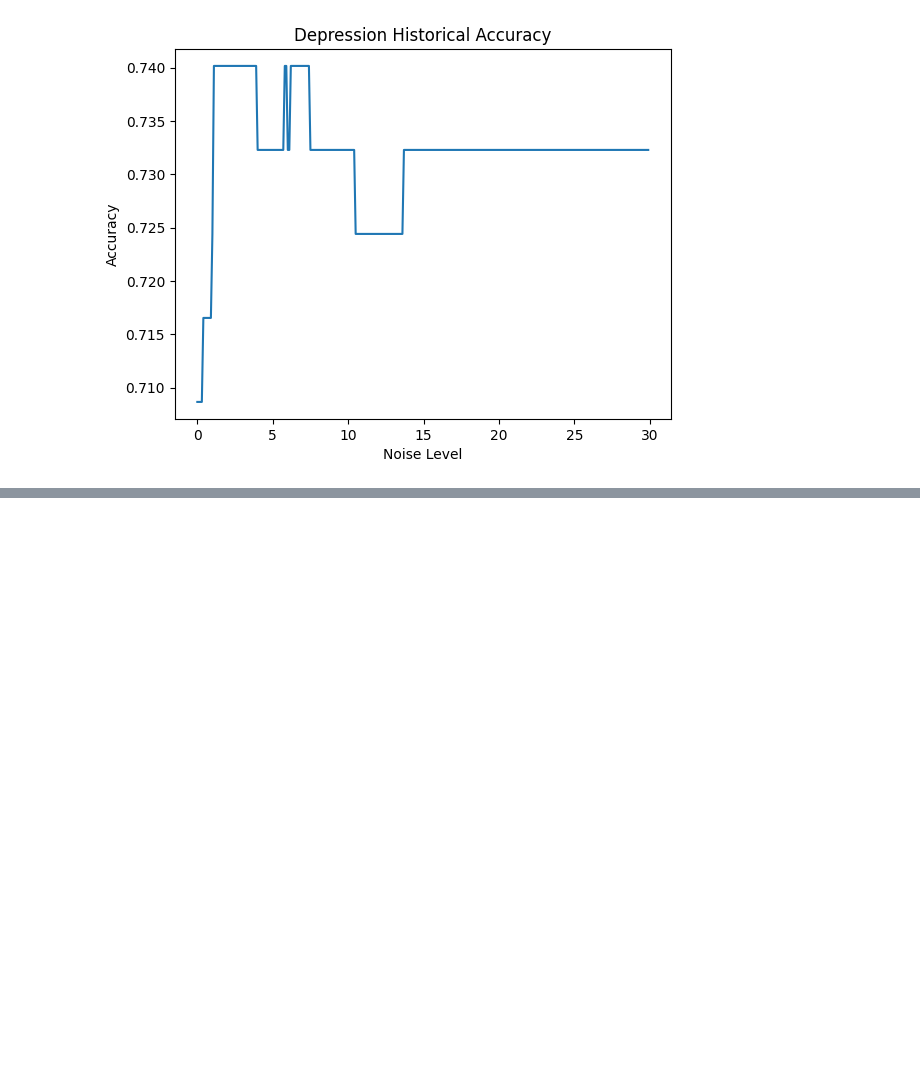
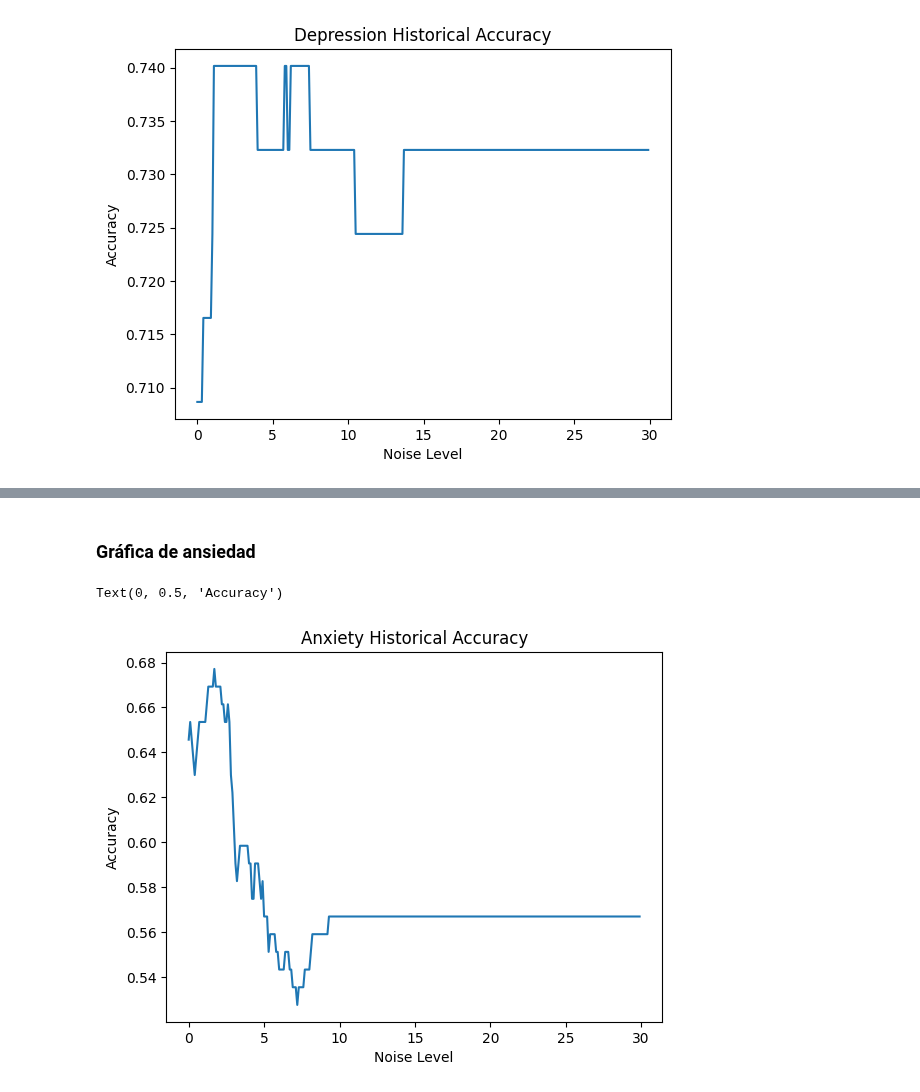
Before and after one commit to PosgradoMNA/Proyecto_Integrador_Equipo_11, a Jupyter notebook: watermarking_analysis/training.ipynb, the cells around one changed output, grey strips where cells are left out. Drawn from its saved outputs; the diff is of its cells as text; code cells hidden in the pictures; blank space fills up the shorter version.

```diff
--- a/watermarking_analysis/training.ipynb
+++ b/watermarking_analysis/training.ipynb
@@ -224,0 +291,10 @@ Text(0, 0.5, 'Accuracy')
+# %% [markdown]
+### Gráfica de ansiedad
+# %%
+plt.plot(noise_levels, anxiety_historical_accuracy)
+plt.title("Anxiety Historical Accuracy")
+plt.xlabel("Noise Level")
+plt.ylabel("Accuracy")
+# %% [output]
+Text(0, 0.5, 'Accuracy')
+[figure, added]
```
Also changed, not shown: parts of 32 cells of this notebook.
